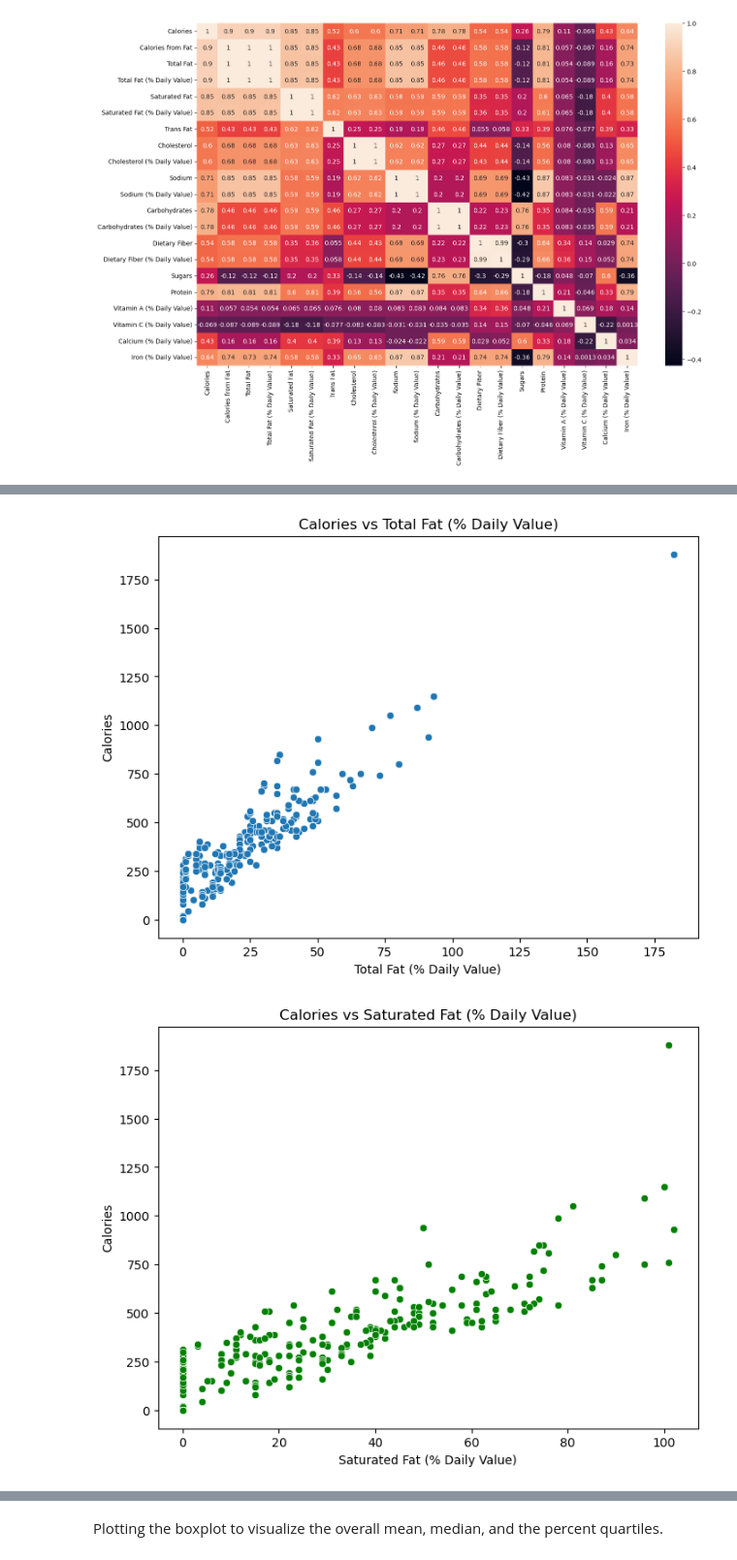
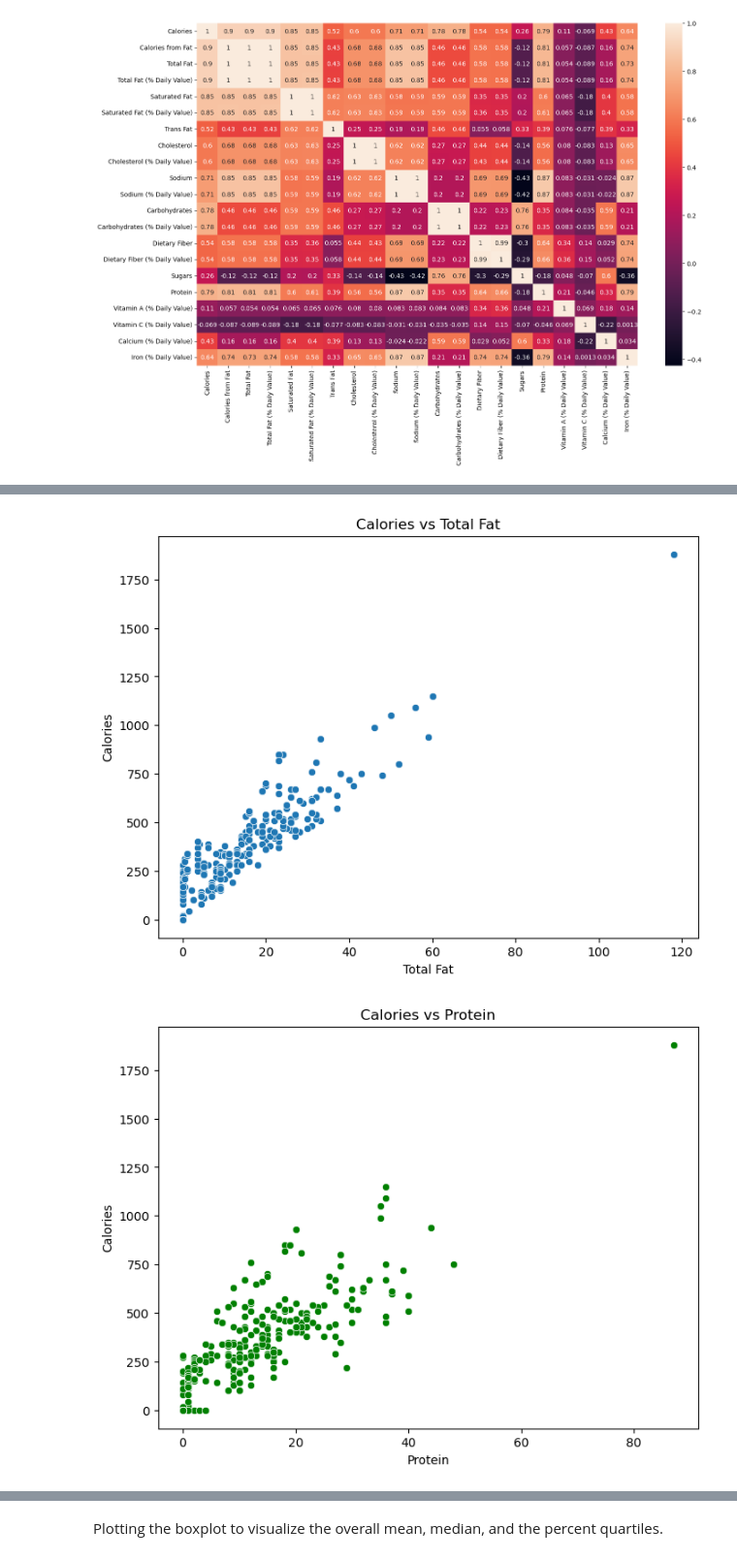
Before and after one commit to eemilycchen/A-Primer-On-ML-Models, a Jupyter notebook: linear_and_logistic_regression.ipynb, the cells around one changed output, grey strips where cells are left out. Shown at 97% size. Drawn from its saved outputs; the diff is of its cells as text; code cells hidden in the pictures.

```diff
--- a/linear_and_logistic_regression.ipynb
+++ b/linear_and_logistic_regression.ipynb
@@ -50,23 +151,23 @@ The diagonal elements are always one because there is a one-to-one correlation t
 # %%
 features_with_positive_corr = [mcdonald_menu.columns[4], mcdonald_menu.columns[7]]
 features_with_negative_corr = [mcdonald_menu.columns[-3]]
 plt.rcParams['figure.figsize'] = (8,6)
 
 
-sns.scatterplot(data=mcdonald_menu, x='Total Fat (% Daily Value)', y='Calories')
-plt.title('Calories vs Total Fat (% Daily Value)')
+sns.scatterplot(data=mcdonald_menu, x='Total Fat', y='Calories')
+plt.title('Calories vs Total Fat')
 plt.show()
 
-sns.scatterplot(data=mcdonald_menu, x='Saturated Fat (% Daily Value)', y='Calories', color='green')
-plt.title('Calories vs Saturated Fat (% Daily Value)')
+sns.scatterplot(data=mcdonald_menu, x='Protein', y='Calories', color='green')
+plt.title('Calories vs Protein')
 plt.show()
 
 sns.scatterplot(data=mcdonald_menu, x='Vitamin C (% Daily Value)', y='Calories', color='red')
 plt.title('Calories vs  Vitamin C (% Daily Value)')
 plt.show()
 # %% [output]
-[figure, old version]
+[figure, new version]
-[figure, old version]
+[figure, new version]
 [figure]
 # %% [markdown]
 Plotting the boxplot to visualize the overall mean, median, and the percent quartiles.
```
Also changed, not shown: parts of 35 cells of this notebook.
